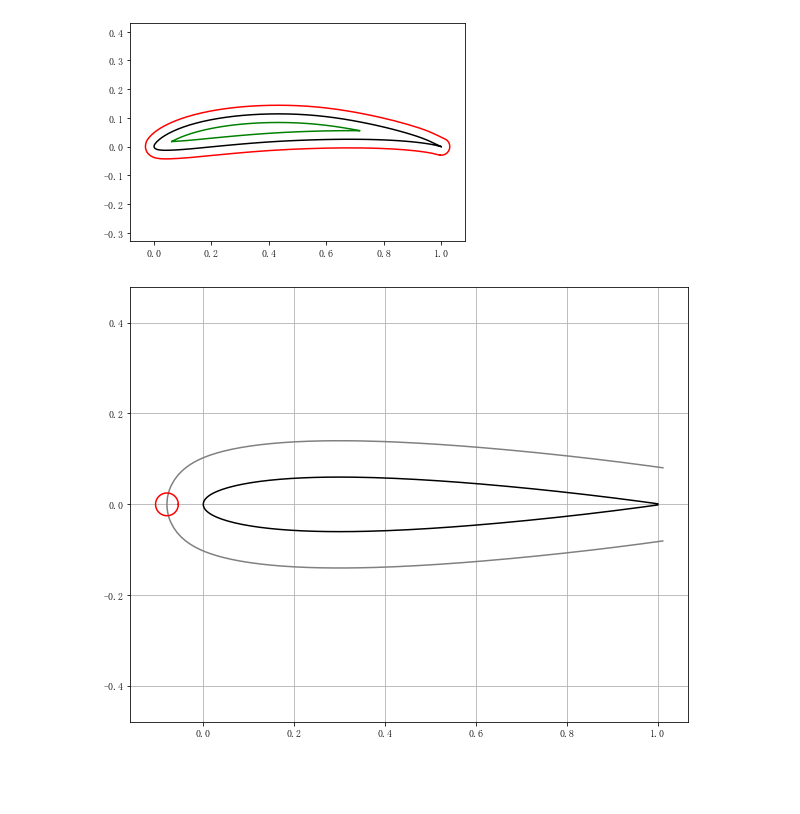
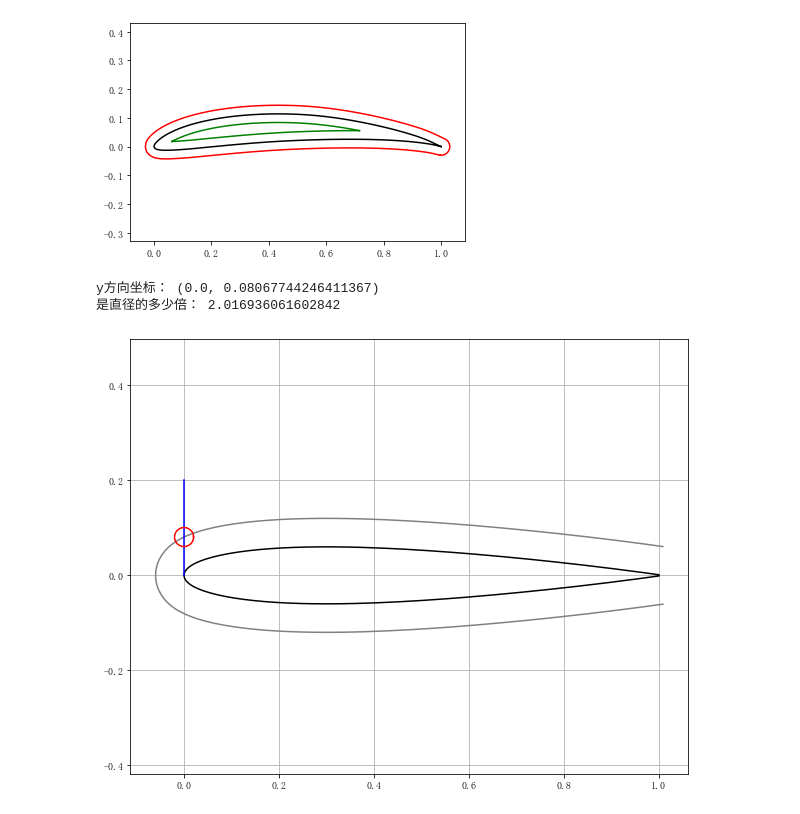
Before and after one commit to szj818/MyAcademicProject, a Jupyter notebook: 2dviv/airfoil/naca.ipynb, the cells around one changed output. Saved outputs shown, nothing was run; the diff lists cells and outputs as text; code cells hidden in the pictures; blank space fills up the shorter version.

```diff
--- a/2dviv/airfoil/naca.ipynb
+++ b/2dviv/airfoil/naca.ipynb
@@ -257,36 +257,47 @@ plt.show()
 # %%
 import matplotlib.pyplot as plt
 import numpy as np
 import shapely.geometry as shp
 
-d = 0.05
-offset = 0.08
+d = 0.04
+offset = 1.5*d
 
 # Read the points
 airfoil = np.loadtxt('naca0012_3.txt', dtype=np.float)
 
 # Create a LineString from the nx2 array in `afpts`
 afpoly = shp.LineString(airfoil)
 
+liney = shp.LineString([(0,0),(0,0.2)])
+
 # Create offset outward airfoils
 poffafpoly = afpoly.parallel_offset(offset)  # Outward offset
 
-center = shp.Point([-offset,0])
+inte = liney.intersection(poffafpoly)
+print('y方向坐标：',inte.coords[0],'\n是直径的多少倍：',inte.coords[0][1]/d)
+
+center = shp.Point(inte.coords[0])
 cycle = center.buffer(d/2).exterior
+
 
 # Turn polygon points into numpy arrays for plotting
 afpolypts = np.array(afpoly)
 poffafpolypts = np.array(poffafpoly)
+linypts = np.array(liney)
 cyclepts = np.array(cycle)
 
 # Plot points
 plt.figure(figsize=(10,8))
 plt.plot(*afpolypts.T, color='black')
 plt.plot(*poffafpolypts.T, color='grey')
+plt.plot(*linypts.T, color='blue')
 plt.plot(*cyclepts.T, color='red')
+plt.ylim(-0.2,0.2)
 plt.axis('equal')
 plt.grid(True)
 # %% [output]
+y方向坐标： (0.0, 0.08067744246411367)
+是直径的多少倍： 2.016936061602842
-[figure, old version]
+[figure, new version]
 # %%
 np.savetxt('offset.txt',poffafpolypts,fmt='%.10f')
```
